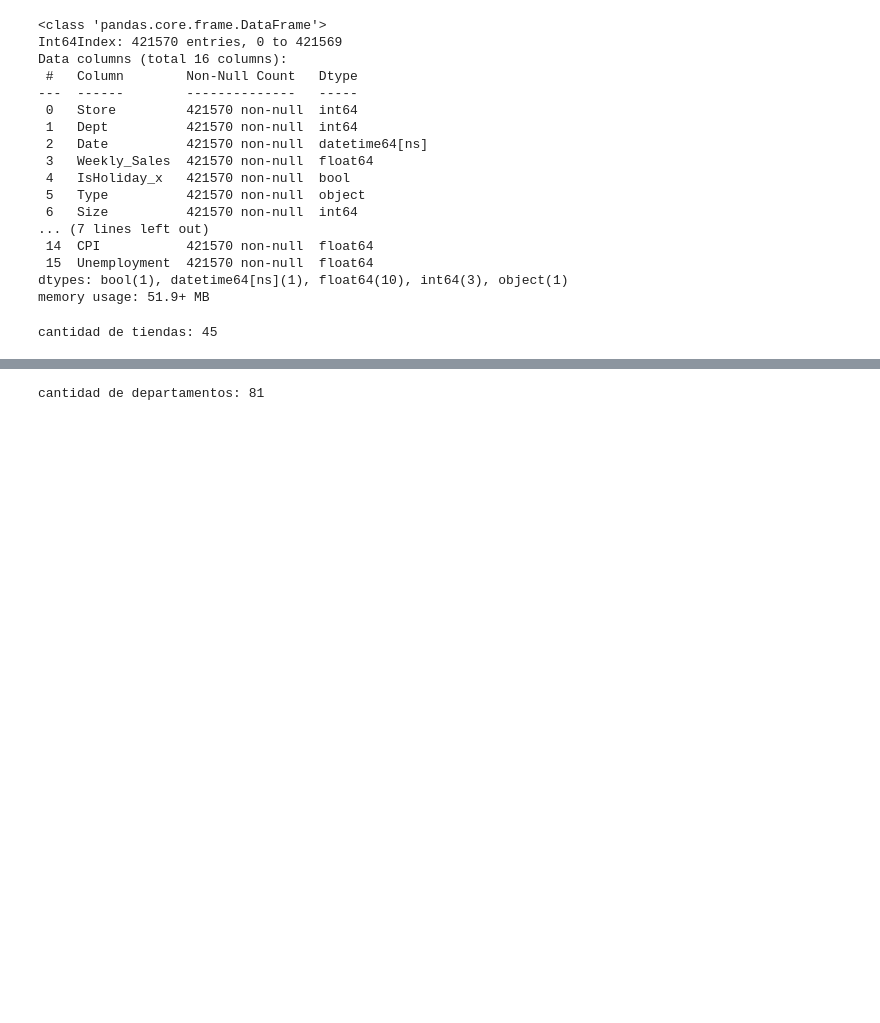
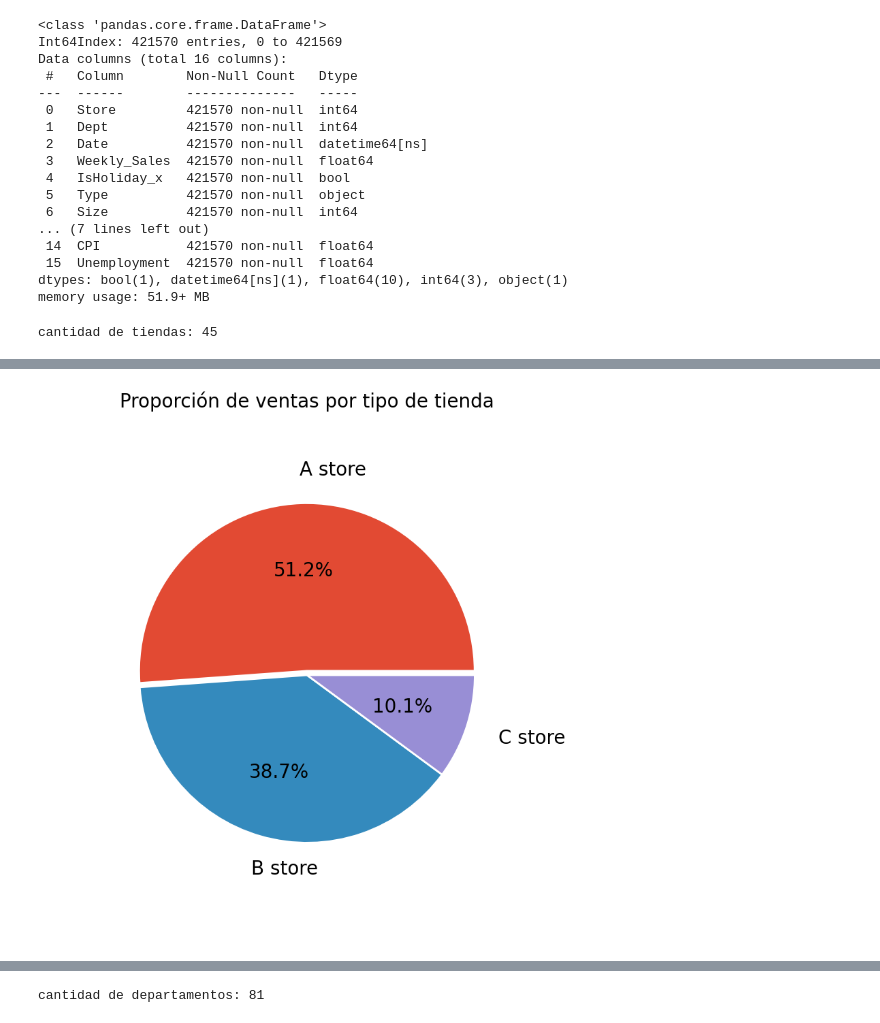
Before and after one commit to gina13mnsr/Walmart_forecasting_G8, a Jupyter notebook: codigo2.ipynb, the cells around one changed output, grey strips where cells are left out. Saved outputs shown, nothing was run; the diff lists cells and outputs as text; code cells hidden in the pictures; blank space fills up the shorter version.

```diff
--- a/codigo2.ipynb
+++ b/codigo2.ipynb
@@ -325,0 +342,24 @@ cantidad de tiendas: 45
+# %%
+# Graficar la distribucion de las ventas por el tipo de tienda
+
+# Definiendo el tipo de grafico
+plt.style.use('ggplot')
+
+# Definiendo etiquetas
+labels = ['A store', 'B store', 'C store']
+
+# Calculando la proporcion de cada tienda en porcentaje
+sizes = [214961/(162787+42464+214961)*100, 162787/(162787+42464+214961)*100, 42464/(162787+42464+214961)*100]
+
+fig, axes = plt.subplots(1, 1, figsize=(10, 10))
+
+textprops = {'fontsize': 20}
+
+# Creacion de grafico pie y especificacion de propiedades
+axes.pie(sizes, labels=labels, explode=(0.02, 0, 0), autopct='%1.1f%%', pctdistance=0.6, labeldistance=1.2,
+         textprops=textprops, wedgeprops={'linewidth': 2, 'edgecolor': 'white'}, radius=0.8, center=(0.5, 0.5))
+axes.set_title('Proporción de ventas por tipo de tienda', fontsize=20)
+
+plt.show()
+# %% [output]
+[figure, added]
```
Also changed, not shown: parts of 27 cells of this notebook.
